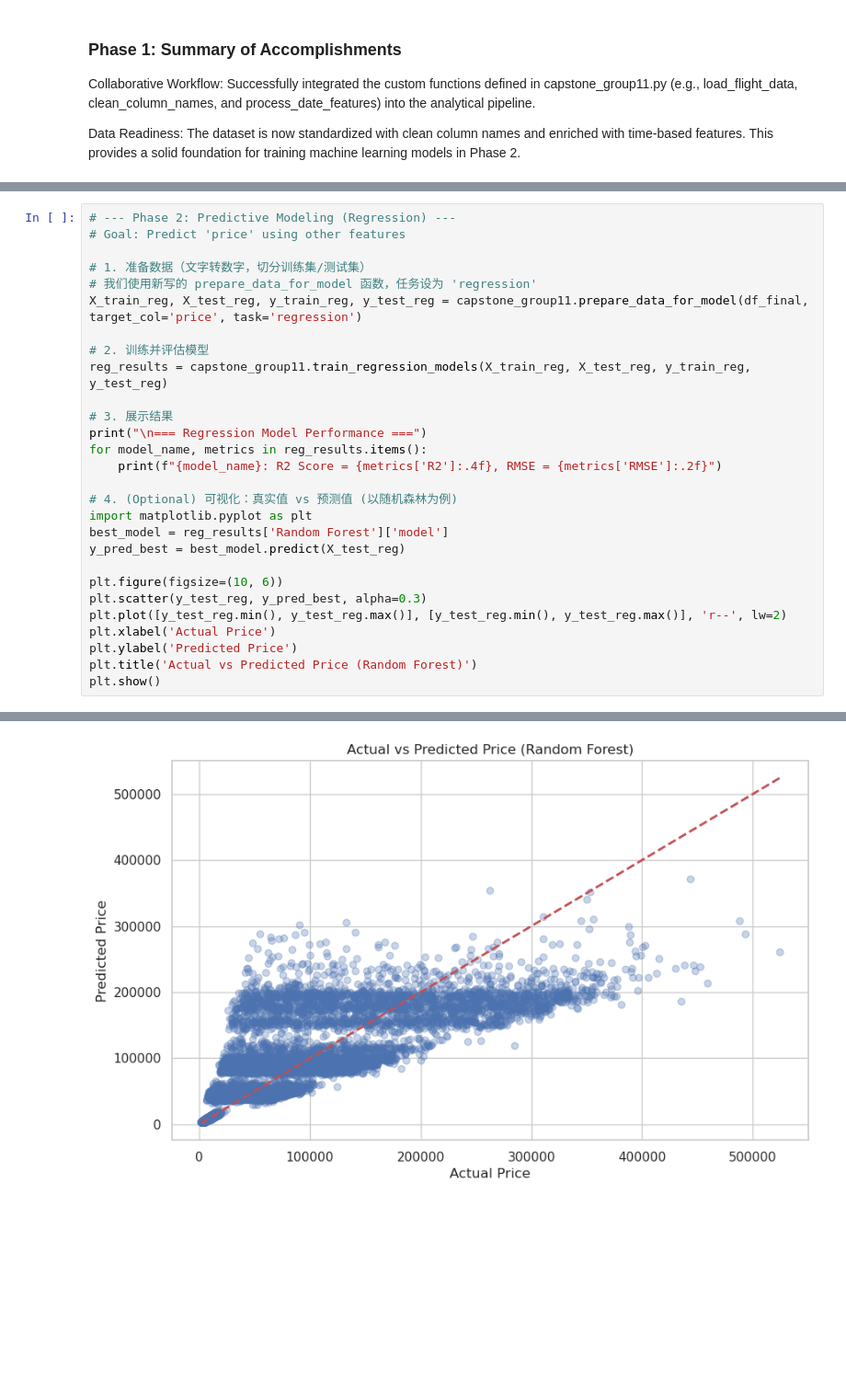
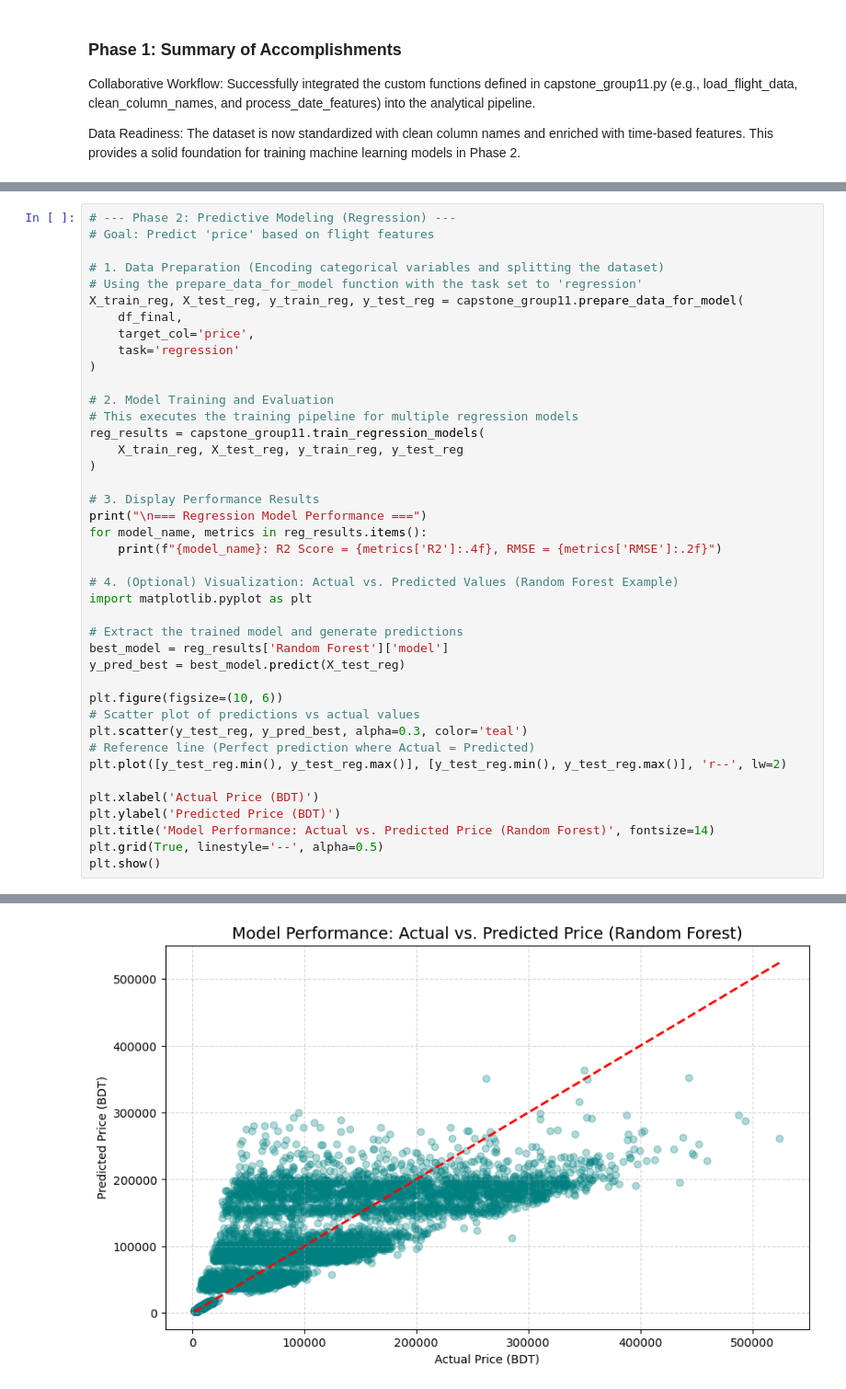
Before and after one commit to zhuxingke6-cpu/Capstone-Project, a Jupyter notebook: capstone_group11 .ipynb, the cells around one changed output, grey strips where cells are left out. Shown at 92% size. Cells and saved outputs as stored; diff of their text form; blank space fills up the shorter version.

```diff
--- a/capstone_group11 .ipynb
+++ b/capstone_group11 .ipynb
@@ -288,29 +270,42 @@ import pandas as pd # 确保 pandas 被导入
 # %%
 # --- Phase 2: Predictive Modeling (Regression) ---
-# Goal: Predict 'price' using other features
+# Goal: Predict 'price' based on flight features
 
-# 1. 准备数据（文字转数字，切分训练集/测试集）
-# 我们使用新写的 prepare_data_for_model 函数，任务设为 'regression'
-X_train_reg, X_test_reg, y_train_reg, y_test_reg = capstone_group11.prepare_data_for_model(df_final, target_col='price', task='regression')
+# 1. Data Preparation (Encoding categorical variables and splitting the dataset)
+# Using the prepare_data_for_model function with the task set to 'regression'
+X_train_reg, X_test_reg, y_train_reg, y_test_reg = capstone_group11.prepare_data_for_model(
+    df_final,
+    target_col='price',
+    task='regression'
+)
 
-# 2. 训练并评估模型
-reg_results = capstone_group11.train_regression_models(X_train_reg, X_test_reg, y_train_reg, y_test_reg)
+# 2. Model Training and Evaluation
+# This executes the training pipeline for multiple regression models
+reg_results = capstone_group11.train_regression_models(
+    X_train_reg, X_test_reg, y_train_reg, y_test_reg
+)
 
-# 3. 展示结果
+# 3. Display Performance Results
 print("\n=== Regression Model Performance ===")
 for model_name, metrics in reg_results.items():
     print(f"{model_name}: R2 Score = {metrics['R2']:.4f}, RMSE = {metrics['RMSE']:.2f}")
 
-# 4. (Optional) 可视化：真实值 vs 预测值 (以随机森林为例)
+# 4. (Optional) Visualization: Actual vs. Predicted Values (Random Forest Example)
 import matplotlib.pyplot as plt
+
+# Extract the trained model and generate predictions
 best_model = reg_results['Random Forest']['model']
 y_pred_best = best_model.predict(X_test_reg)
 
 plt.figure(figsize=(10, 6))
-plt.scatter(y_test_reg, y_pred_best, alpha=0.3)
+# Scatter plot of predictions vs actual values
+plt.scatter(y_test_reg, y_pred_best, alpha=0.3, color='teal')
+# Reference line (Perfect prediction where Actual = Predicted)
 plt.plot([y_test_reg.min(), y_test_reg.max()], [y_test_reg.min(), y_test_reg.max()], 'r--', lw=2)
-plt.xlabel('Actual Price')
-plt.ylabel('Predicted Price')
-plt.title('Actual vs Predicted Price (Random Forest)')
+
+plt.xlabel('Actual Price (BDT)')
+plt.ylabel('Predicted Price (BDT)')
+plt.title('Model Performance: Actual vs. Predicted Price (Random Forest)', fontsize=14)
+plt.grid(True, linestyle='--', alpha=0.5)
 plt.show()
 # %% [output]
@@ -346,3 +317,3 @@ findfont: Generic family 'sans-serif' not found because none of the following fa
-[figure, old version]
+[figure, new version]
 # %%
 # --- Phase 2: Predictive Modeling (Classification) ---
```
Also changed, not shown: parts of 10 cells of this notebook, 1 other file.
